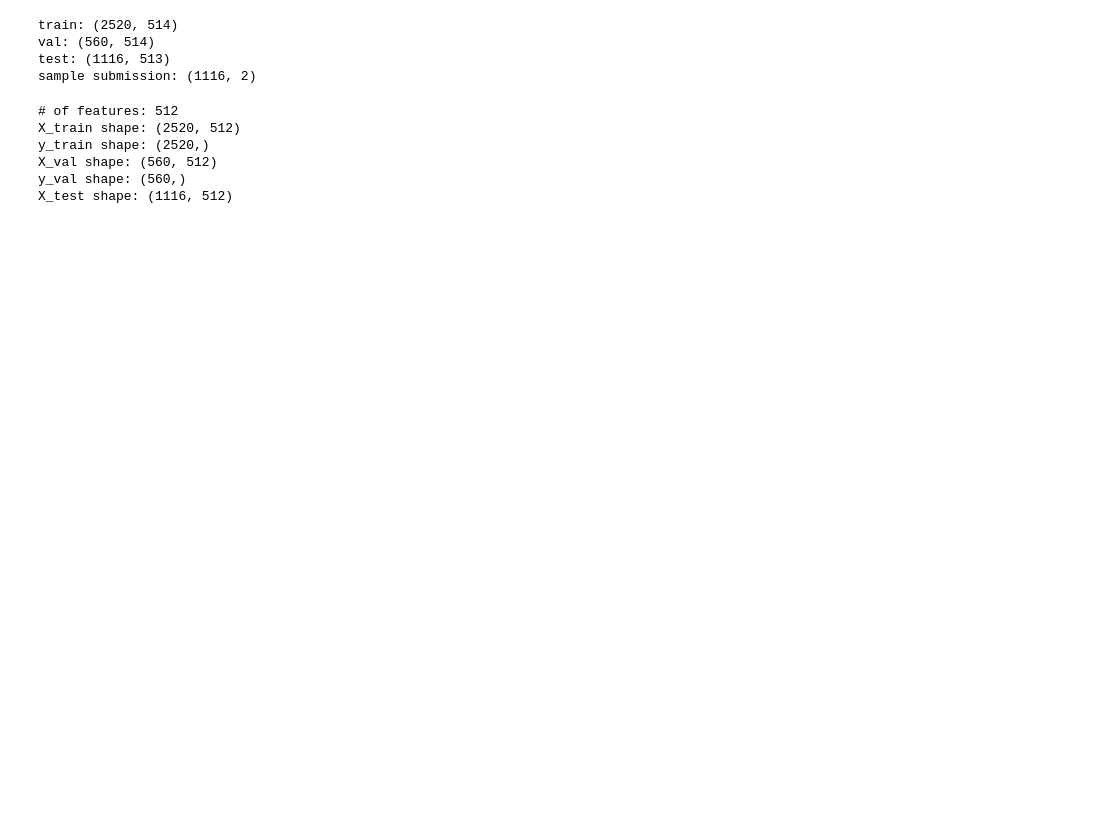
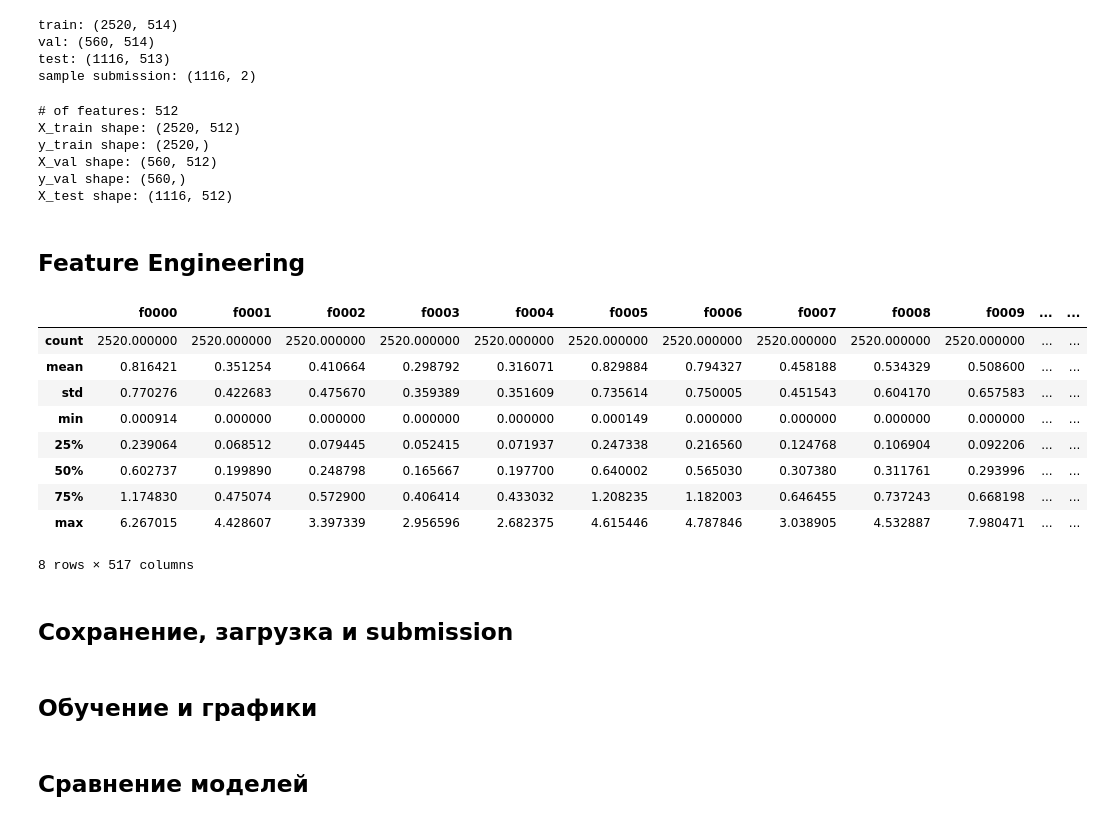
Before and after one commit to revlze/sbmt_kaggle, a Jupyter notebook: main.ipynb, the cells around one changed output. Saved outputs shown, nothing was run; the diff lists cells and outputs as text; code cells hidden in the pictures; blank space fills up the shorter version.

```diff
--- a/main.ipynb
+++ b/main.ipynb
@@ -121,3 +118,50 @@ y_train shape: (2520,)
 X_val shape: (560, 512)
 y_val shape: (560,)
 X_test shape: (1116, 512)
+# %% [markdown]
+## Feature Engineering
+# %%
+def aggregate_features(df: pd.DataFrame) -> pd.DataFrame:
+    """Заменяет признаки каждой строки статистиками, сохраняя индекс.
+
+    row_id и target исключаются. total — сумма значений признаков.
+    Пропуски игнорируются; std и var используют ddof=1.
+    """
+    vals = df.drop(columns=['row_id', 'target'], errors='ignore')
+    mean = vals.mean(axis=1)
+    total = vals.sum(axis=1, min_count=1)
+
+    return pd.DataFrame({
+        'total': vals.sum(axis=1, min_count=1),
+        'count_zeros': vals.eq(0).sum(axis=1),
+        'relative_std': vals.std(axis=1) / mean.replace(0, np.nan),
+        'max_share': vals.max(axis=1) / total.replace(0, np.nan),
+        'q90_median_ratio': (
+            vals.quantile(0.9, axis=1)
+            / vals.median(axis=1).replace(0, np.nan)
+        ),
+    }, index=df.index)
+
+def add_aggregate_features(df: pd.DataFrame) -> pd.DataFrame:
+    """Добавляет статистики к исходным признакам, исключая row_id и target."""
+    vals = df.drop(columns=['row_id', 'target'], errors='ignore')
+    aggregated = aggregate_features(vals)
+    return pd.concat([vals, aggregated], axis=1)
+
+X_train_extended = add_aggregate_features(X_train)
+X_val_extended = add_aggregate_features(X_val)
+X_test_extended = add_aggregate_features(X_test)
+X_train_extended.describe()
+# %% [output]
+|  | f0000 | f0001 | f0002 | f0003 | f0004 | f0005 | f0006 | f0007 | f0008 | f0009 | ... | ... |
+| count | 2520.000000 | 2520.000000 | 2520.000000 | 2520.000000 | 2520.000000 | 2520.000000 | 2520.000000 | 2520.000000 | 2520.000000 | 2520.000000 | ... | ... |
+| mean | 0.816421 | 0.351254 | 0.410664 | 0.298792 | 0.316071 | 0.829884 | 0.794327 | 0.458188 | 0.534329 | 0.508600 | ... | ... |
+| std | 0.770276 | 0.422683 | 0.475670 | 0.359389 | 0.351609 | 0.735614 | 0.750005 | 0.451543 | 0.604170 | 0.657583 | ... | ... |
+| min | 0.000914 | 0.000000 | 0.000000 | 0.000000 | 0.000000 | 0.000149 | 0.000000 | 0.000000 | 0.000000 | 0.000000 | ... | ... |
+| 25% | 0.239064 | 0.068512 | 0.079445 | 0.052415 | 0.071937 | 0.247338 | 0.216560 | 0.124768 | 0.106904 | 0.092206 | ... | ... |
+| 50% | 0.602737 | 0.199890 | 0.248798 | 0.165667 | 0.197700 | 0.640002 | 0.565030 | 0.307380 | 0.311761 | 0.293996 | ... | ... |
+| 75% | 1.174830 | 0.475074 | 0.572900 | 0.406414 | 0.433032 | 1.208235 | 1.182003 | 0.646455 | 0.737243 | 0.668198 | ... | ... |
+| max | 6.267015 | 4.428607 | 3.397339 | 2.956596 | 2.682375 | 4.615446 | 4.787846 | 3.038905 | 4.532887 | 7.980471 | ... | ... |
+8 rows × 517 columns
+# %% [markdown]
+## Сохранение, загрузка и submission
@@ -124,3 +256,5 @@ X_test shape: (1116, 512)
+# %% [markdown]
+## Обучение и графики
 # %%
 def _extract_auc_history(model, X_train, y_train, X_val, y_val):
     """Возвращает списки train/val ROC AUC по итерациям бустинга.
@@ -467,0 +482,2 @@ models = {
+# %% [markdown]
+## Сравнение моделей
```
Also changed, not shown: parts of 37 cells of this notebook.
